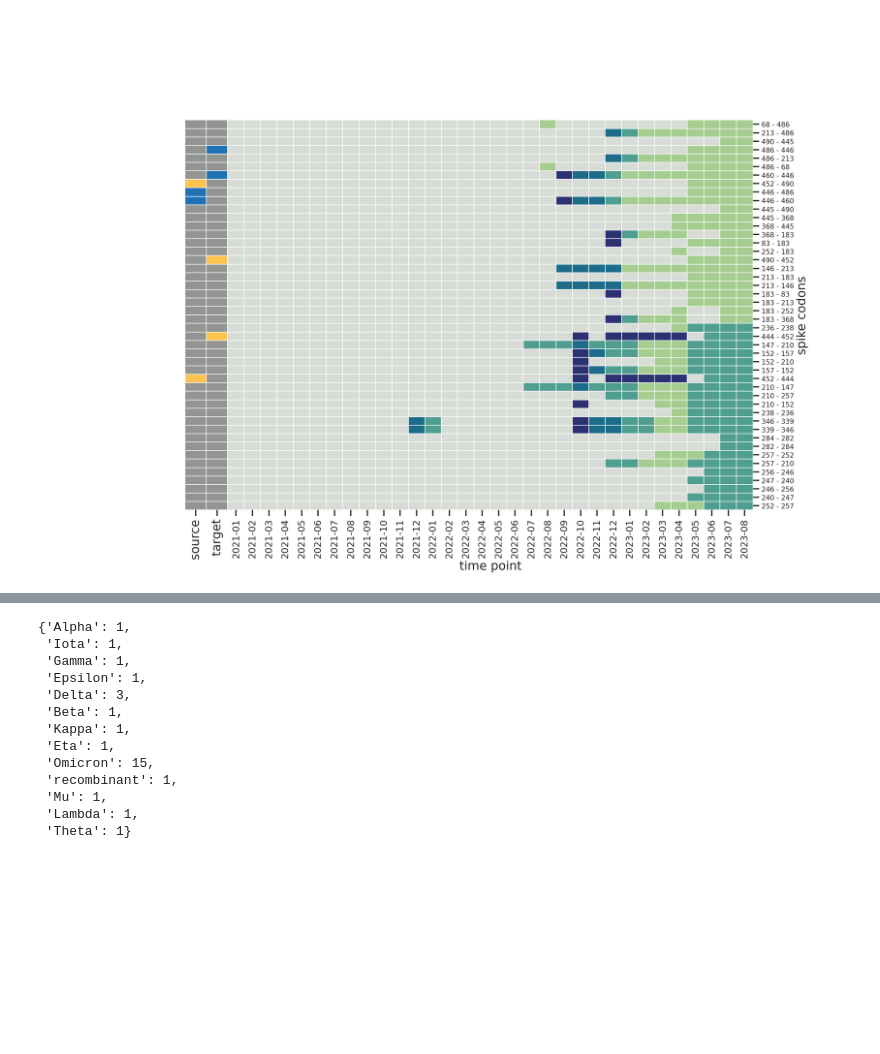
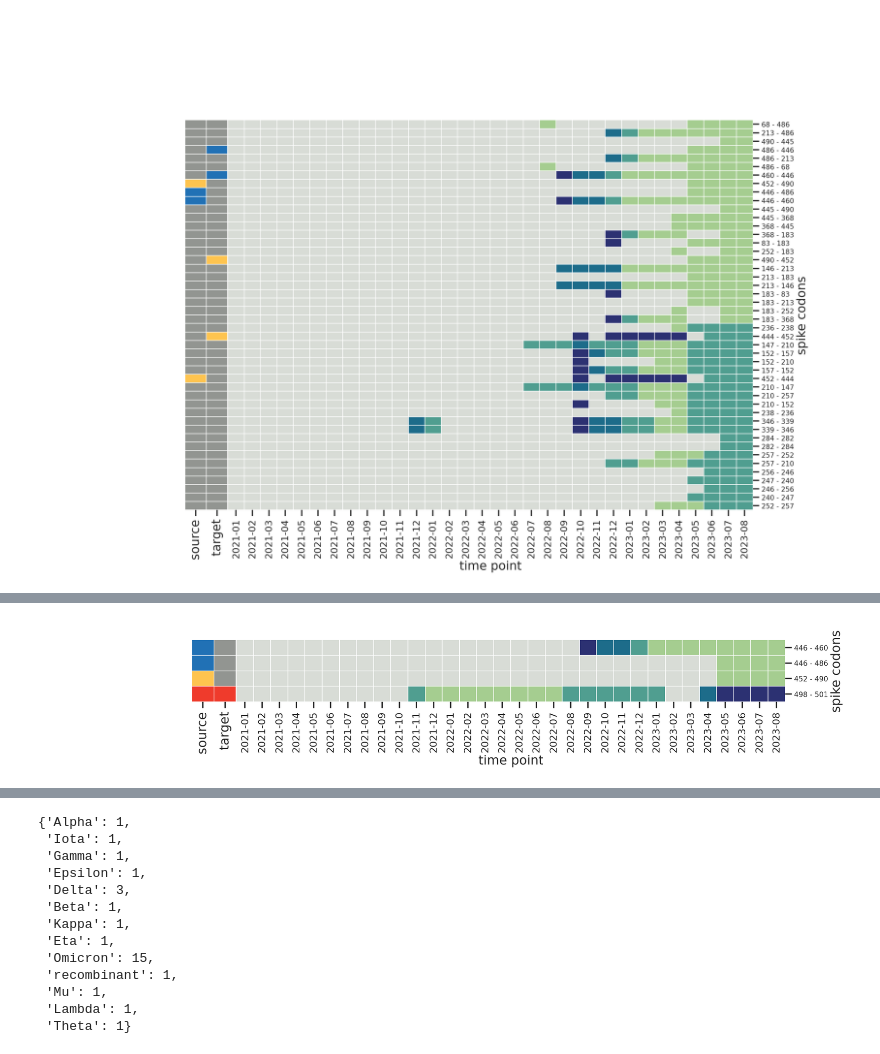
Before and after one commit to microbial-pangenomes-lab/2022_sarscov2_epistasis, a Jupyter notebook: notebooks/update.ipynb, the cells around one changed output, grey strips where cells are left out. Saved outputs shown, nothing was run; the diff lists cells and outputs as text; code cells hidden in the pictures; blank space fills up the shorter version.

```diff
--- a/notebooks/update.ipynb
+++ b/notebooks/update.ipynb
@@ -473,3 +565,82 @@ plt.savefig('update_6.svg',
+# %%
+s3 = df[(~df['name'].isin(['2020-02',
+                           # '2020-03'
+                          ])) &
+        (df['gene_source'] == 'S') &
+        (df['gene_target'] == 'S') &
+        (df['pair'].isin(follow_up_pairs))].copy()
+
+s3 = s3.pivot_table(index=['feature_codon_source',
+                          'feature_codon_target'],
+                   columns='name',
+                   values='outlier',
+                   aggfunc=max).reindex(columns=sorted(df[(df['year'] > 2020) #&
+        # (~df['name'].isin([f'2021-{x:02d}'
+        #                    for x in range(1, 11)]))
+                                                       ]['name'].unique()))
+# %%
+s = s3
+
+s = s.sort_values(LAST_DATE, ascending=False)
+# %%
+cmap = plt.get_cmap('crest_r').copy()
+cmap.set_bad('xkcd:light grey')
+
+colors1 = []
+colors2 = []
+for x, y in s.index:
+    if x in AFFINITY:
+        colors1.append('#ef3b2cff')
+    elif x in ESCAPE:
+        colors1.append('#2171b5ff')
+    elif x in MOI:
+        colors1.append('#fec44fff')
+    else:
+        colors1.append('xkcd:grey')
+
+    if y in AFFINITY:
+        colors2.append('#ef3b2cff')
+    elif y in ESCAPE:
+        colors2.append('#2171b5ff')
+    elif y in MOI:
+        colors2.append('#fec44fff')
+    else:
+        colors2.append('xkcd:grey')
+
+cm = sns.clustermap(s, cmap=cmap,
+                    row_cluster=False, col_cluster=False,
+                    row_colors=pd.DataFrame([[a, b] for a, b in zip(colors1, colors2)],
+                                            columns=['source', 'target'],
+                                            index=s.index),
+                    linewidths=0.005,
+                    cbar_pos=None,
+                    figsize=(17, 3.5),
+                    vmin=1, vmax=4)
+
+cm.ax_heatmap.set_xlabel('time point')
+cm.ax_heatmap.set_ylabel('spike codons')
+
+cm.ax_heatmap.set_xticks([x + 0.5 for x in range(s.shape[1])],
+                         s.columns,
+                         fontsize=14)
+cm.ax_heatmap.set_yticks([x + 0.5 for x in range(s.shape[0])],
+                         [f'{int(x)} - {int(y)}' for x, y in s.index],
+                         fontsize=10)
+
+cm.ax_row_colors.set_xticks([0.5, 1.5],
+                            ['source', 'target'],
+                            fontsize=18)
+
+plt.savefig('update_6b.png',
+            dpi=300,
+            bbox_inches='tight',
+            transparent=True)
+plt.savefig('update_6b.svg',
+            dpi=300,
+            bbox_inches='tight',
+            transparent=True);
+# %% [output]
+[figure, added]
 # %%
 res = []
 
```
Also changed, not shown: parts of 15 cells of this notebook, 4 other files.
